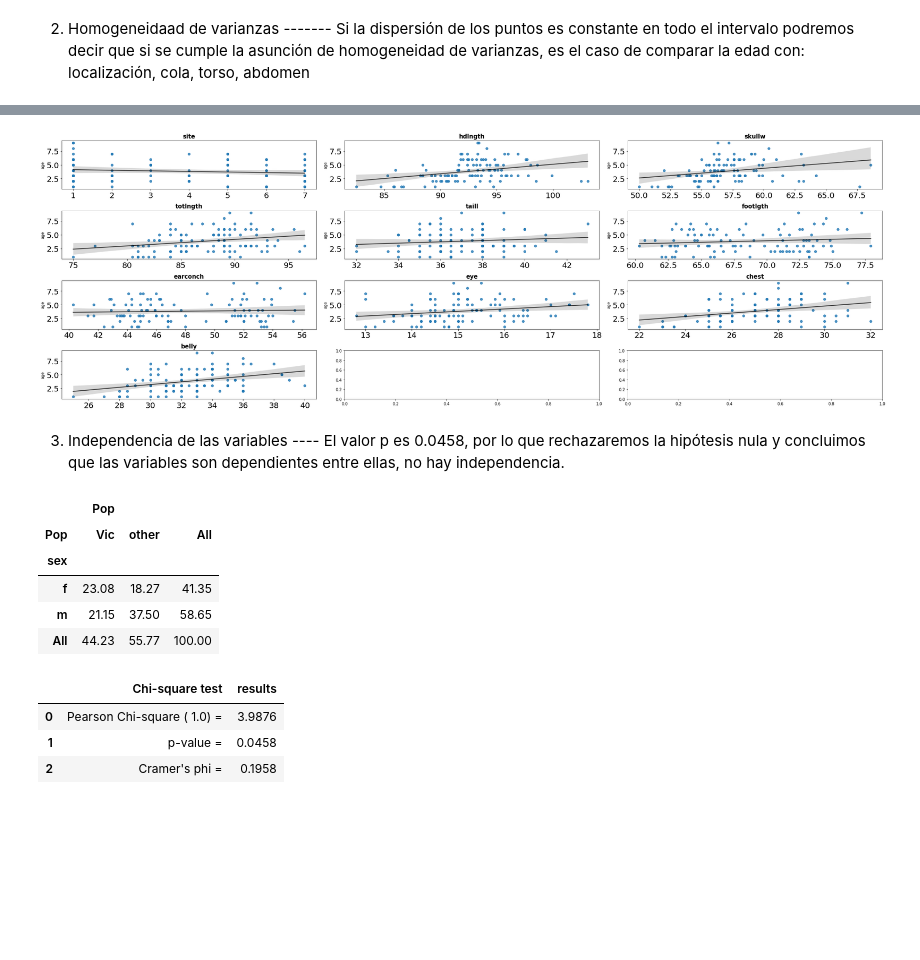
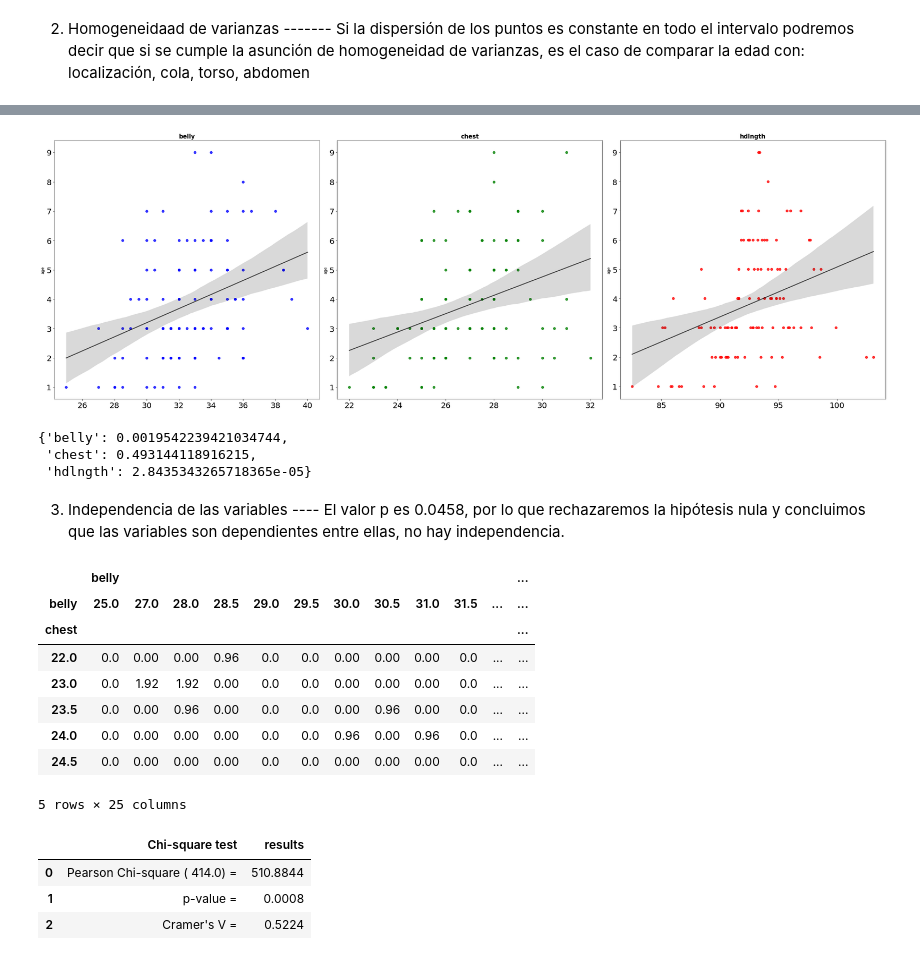
Before and after one commit to Adalab/Da-promoB-Modulo-3-Sprint-1-Lucia-Natalia, a Jupyter notebook: Pair-Programming-Modulo3-Sprint1-Asunciones_Regresion_Lineal.ipynb, the cells around one changed output, grey strips where cells are left out. Saved outputs shown, nothing was run; the diff lists cells and outputs as text; code cells hidden in the pictures; blank space fills up the shorter version.

```diff
--- a/Pair-Programming-Modulo3-Sprint1-Asunciones_Regresion_Lineal.ipynb
+++ b/Pair-Programming-Modulo3-Sprint1-Asunciones_Regresion_Lineal.ipynb
@@ -27,7 +27,7 @@ from scipy.stats import levene
 
 plt.rcParams["figure.figsize"] = (10,8)
 # %%
-df = pd.read_csv("Datos/possum.csv", index_col = 0)
+df = pd.read_csv("Datos/possum2.csv", index_col = 0)
 df.head()
 # %% [output]
 |  | site | Pop | sex | age | hdlngth | skullw | totlngth | taill | footlgth | earconch | eye | ... |
@@ -107,39 +75,38 @@ ax.set_xlabel('chest');
 # %%
 # iniciamos los subplots
-fig, axes = plt.subplots(nrows = 4, ncols = 3, figsize = (30, 10))
+fig, axes = plt.subplots(nrows = 1, ncols = 3, figsize = (30, 10))
 
 # definimos una lista de colores. Cada color corresponderá a una gráfica
 lista_caracteristicas = ["belly", "chest", "hdlngth"]
+
+lista_colores = ["blue", "green", "red"]
 
 # hemos creado una gráfica con varios subplots. Si queremos automatizar el proceso de relleno de cada uno de los plots
 ## podemos usar el método .flat. Lo que hace es aplanar los ejes para que queden en una única dimensión
 ## y luego los vamos rellenando.
 axes = axes.flat
 
-# seleccionamos las columnas que queremos graficar
-columnas_numeric = df.select_dtypes(include = np.number).drop('age', axis=1)
-columnas_numeric = columnas_numeric.columns
 
 # iniciamos un for loop para no tener que escribir la misma línea de código muchas veces
-for i, colum in enumerate(columnas_numeric):
+for i, colum in enumerate(lista_caracteristicas):
     sns.regplot(
         data = df,
         x = colum,
         y = 'age',
-        #color = lista_colores[i],
+        color = lista_colores[i],
         line_kws = {"color": "black", "alpha": 0.7 },
         ax = axes[i])
 
     # establecemos el título de cada gráfica
     axes[i].set_title(colum, fontsize = 15, fontweight = "bold")
 
     # establacemos el tamaño de la letras de los ejes
     axes[i].tick_params(labelsize = 20)
 
     # establecemos que no queremos que aparezca nada en el eje x
     axes[i].set_xlabel("")
 
 # ajustamos el tamaño de cada subplot para que no se vean superpuestos.
 fig.tight_layout();
 # %% [output]
-[figure, old version]
+[figure, new version]
@@ -145,0 +123,6 @@ fig.tight_layout();
+# %%
+resultados
+# %% [output]
+{'belly': 0.0019542239421034744,
+ 'chest': 0.493144118916215,
+ 'hdlngth': 2.8435343265718365e-05}
@@ -151,18 +141,21 @@ crosstab, test_results, expected = rp.crosstab(df["sex"], df["Pop"],
                                                expected_freqs= True,
                                                prop= "cell")
 # %%
-crosstab.head()
+crosstab1.head()
 # %% [output]
-|  | Pop |  |  |
-| Pop | Vic | other | All |
-| sex |  |  |  |
-| f | 23.08 | 18.27 | 41.35 |
-| m | 21.15 | 37.50 | 58.65 |
-| All | 44.23 | 55.77 | 100.00 |
+|  | belly |  |  |  |  |  |  |  |  |  |  | ... |
+| belly | 25.0 | 27.0 | 28.0 | 28.5 | 29.0 | 29.5 | 30.0 | 30.5 | 31.0 | 31.5 | ... | ... |
+| chest |  |  |  |  |  |  |  |  |  |  |  | ... |
+| 22.0 | 0.0 | 0.00 | 0.00 | 0.96 | 0.0 | 0.0 | 0.00 | 0.00 | 0.00 | 0.0 | ... | ... |
+| 23.0 | 0.0 | 1.92 | 1.92 | 0.00 | 0.0 | 0.0 | 0.00 | 0.00 | 0.00 | 0.0 | ... | ... |
+| 23.5 | 0.0 | 0.00 | 0.96 | 0.00 | 0.0 | 0.0 | 0.00 | 0.96 | 0.00 | 0.0 | ... | ... |
+| 24.0 | 0.0 | 0.00 | 0.00 | 0.00 | 0.0 | 0.0 | 0.96 | 0.00 | 0.96 | 0.0 | ... | ... |
+| 24.5 | 0.0 | 0.00 | 0.00 | 0.00 | 0.0 | 0.0 | 0.00 | 0.00 | 0.00 | 0.0 | ... | ... |
+5 rows × 25 columns
-# %%
-test_results
-# %% [output]
-|  | Chi-square test | results |
-| 0 | Pearson Chi-square ( 1.0) = | 3.9876 |
-| 1 | p-value = | 0.0458 |
-| 2 | Cramer's phi = | 0.1958 |
+# %%
+test_results1
+# %% [output]
+|  | Chi-square test | results |
+| 0 | Pearson Chi-square ( 414.0) = | 510.8844 |
+| 1 | p-value = | 0.0008 |
+| 2 | Cramer's V = | 0.5224 |
```
Also changed, not shown: parts of 20 cells of this notebook, 6 other files.
